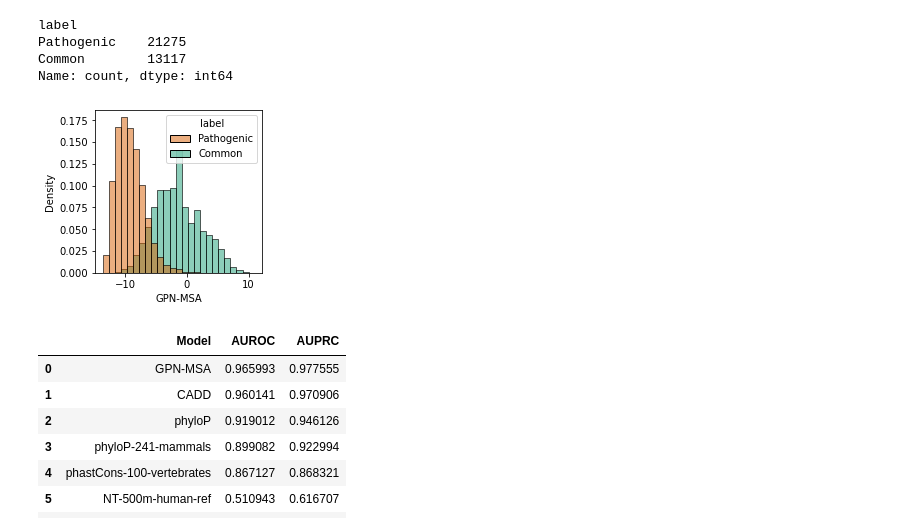
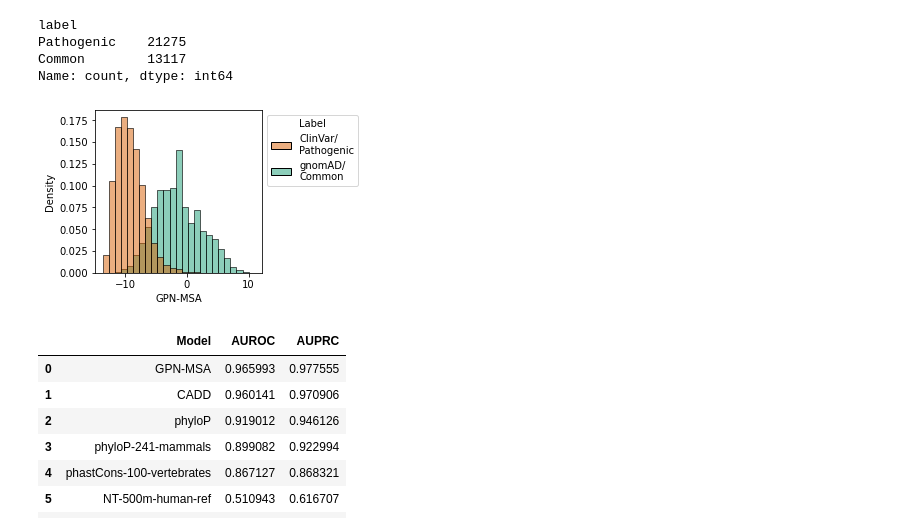
Before and after one commit to songlab-cal/gpn, a Jupyter notebook: analysis/human/workflow/notebooks/vep.ipynb, the cells around one changed output. Drawn from its saved outputs; the diff is of its cells as text; code cells hidden in the pictures.

```diff
--- a/analysis/human/workflow/notebooks/vep.ipynb
+++ b/analysis/human/workflow/notebooks/vep.ipynb
@@ -57,17 +57,22 @@ def plot_curve(V, results, curve, title, pos_label="Pathogenic", pos_prop=None,
 
 color_neg = sns.color_palette("Dark2")[0]
 color_pos = sns.color_palette("Dark2")[1]
-palette_label = dict(
-    Common=color_neg, Pathogenic=color_pos, Frequent=color_pos, Rare=color_pos
-)
+palette_label = {
+    "gnomAD/\nCommon": color_neg,
+    "ClinVar/\nPathogenic": color_pos,
+    "COSMIC/\nFrequent": color_pos,
+    "OMIM/\nPathogenic": color_pos,
+    "gnomAD/\nRare": color_pos,
+}
 
 
 def histplot_label(V, save_path=None, **kwargs):
+    V["Label"] = V.source + "/\n" + V.label
     plt.figure(figsize=(3,3))
-    sns.histplot(
+    g = sns.histplot(
         data=V,
         x="GPN-MSA",
-        hue="label",
+        hue="Label",
         bins=25,
         stat="density",
         common_norm=False,
@@ -75,6 +80,7 @@ def histplot_label(V, save_path=None, **kwargs):
         palette=palette_label,
         **kwargs,
     )
+    sns.move_legend(g, "upper left", bbox_to_anchor=(1, 1))
     if save_path is not None:
         plt.savefig(plot_dir + save_path, bbox_inches="tight")
 
@@ -306,9 +316,13 @@ Pathogenic    21275
 Common        13117
 Name: count, dtype: int64
 # %%
-histplot_label(V_clinvar, save_path="hist_clinvar.svg", hue_order=["Pathogenic", "Common"])
+histplot_label(
+    V_clinvar,
+    hue_order=["ClinVar/\nPathogenic", "gnomAD/\nCommon"],
+    #save_path="hist_clinvar.svg",
+)
 # %% [output]
-[figure, old version]
+[figure, new version]
 # %%
 rows = []
 for m in dataset_models["ClinVar"]:
```
Also changed, not shown: parts of 9 cells of this notebook, 1 other file.
